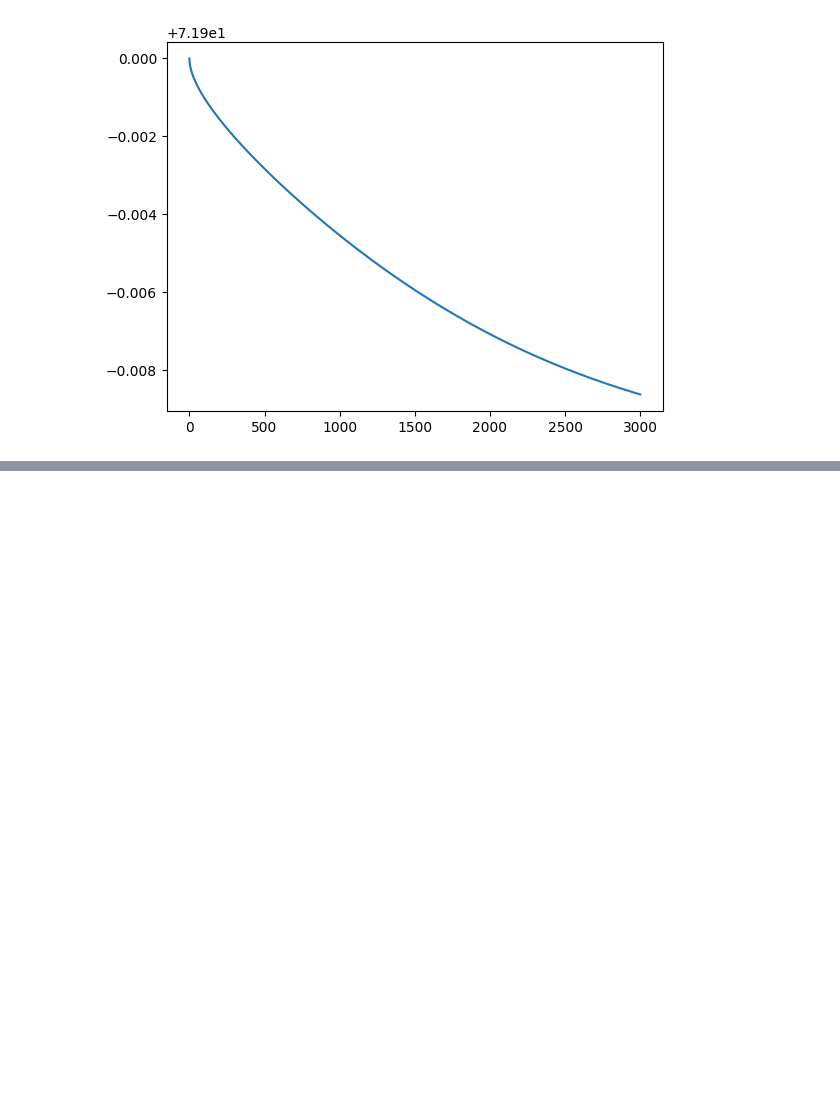
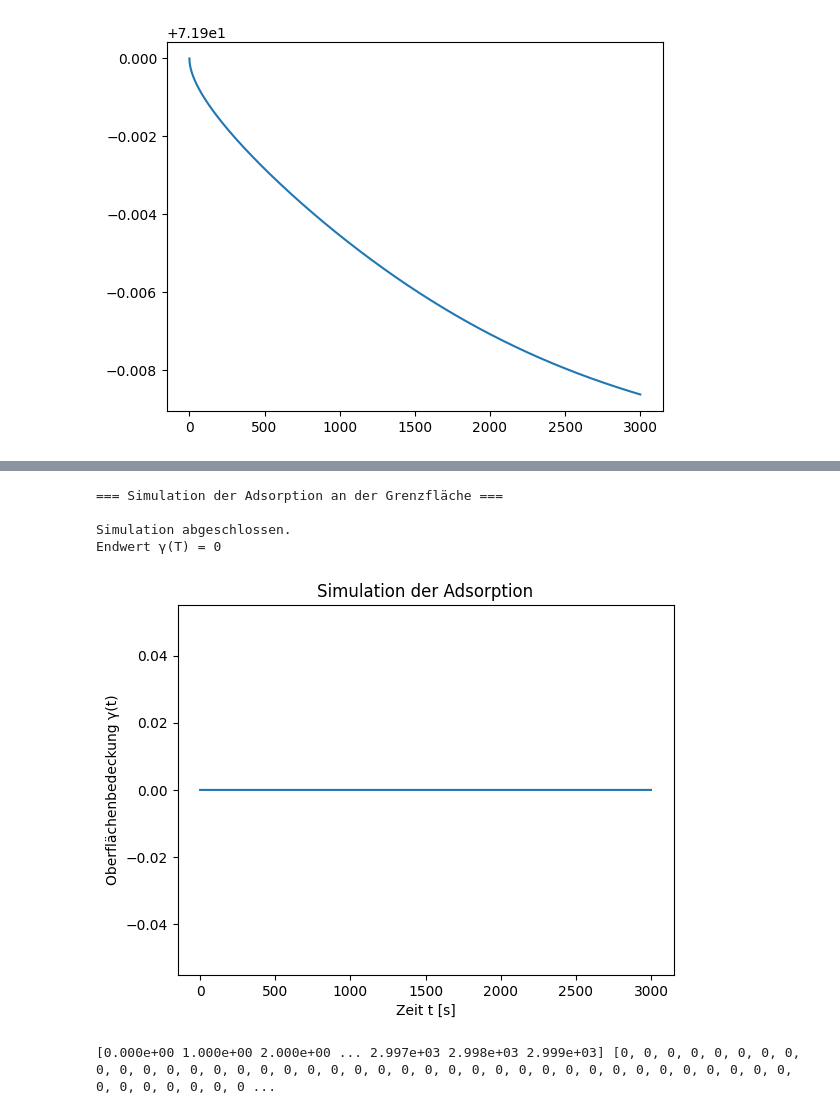
Before and after one commit to modmasterecho/Dynamic-Surface-Tension, a Jupyter notebook: testing2.ipynb, the cells around one changed output, grey strips where cells are left out. Cells and saved outputs as stored; diff of their text form; code cells hidden in the pictures; blank space fills up the shorter version.

```diff
--- a/testing2.ipynb
+++ b/testing2.ipynb
@@ -96,0 +234,10 @@ plt.plot(simdata["time_s"], simdata["dynamic_surface_tension_N_m"], label='Simul
+# %%
+times, gammas= run_simulation()
+print(times, gammas)
+# %% [output]
+=== Simulation der Adsorption an der Grenzfläche ===
+
+Simulation abgeschlossen.
+Endwert γ(T) = 0
+[figure, added]
+[0.000e+00 1.000e+00 2.000e+00 ... 2.997e+03 2.998e+03 2.999e+03] [0, 0, 0, 0, 0, 0, 0, 0, 0, 0, 0, 0, 0, 0, 0, 0, 0, 0, 0, 0, 0, 0, 0, 0, 0, 0, 0, 0, 0, 0, 0, 0, 0, 0, 0, 0, 0, 0, 0, 0, 0, 0, 0, 0, 0 ...
```
Also changed, not shown: parts of 2 cells of this notebook, 8 other files.
